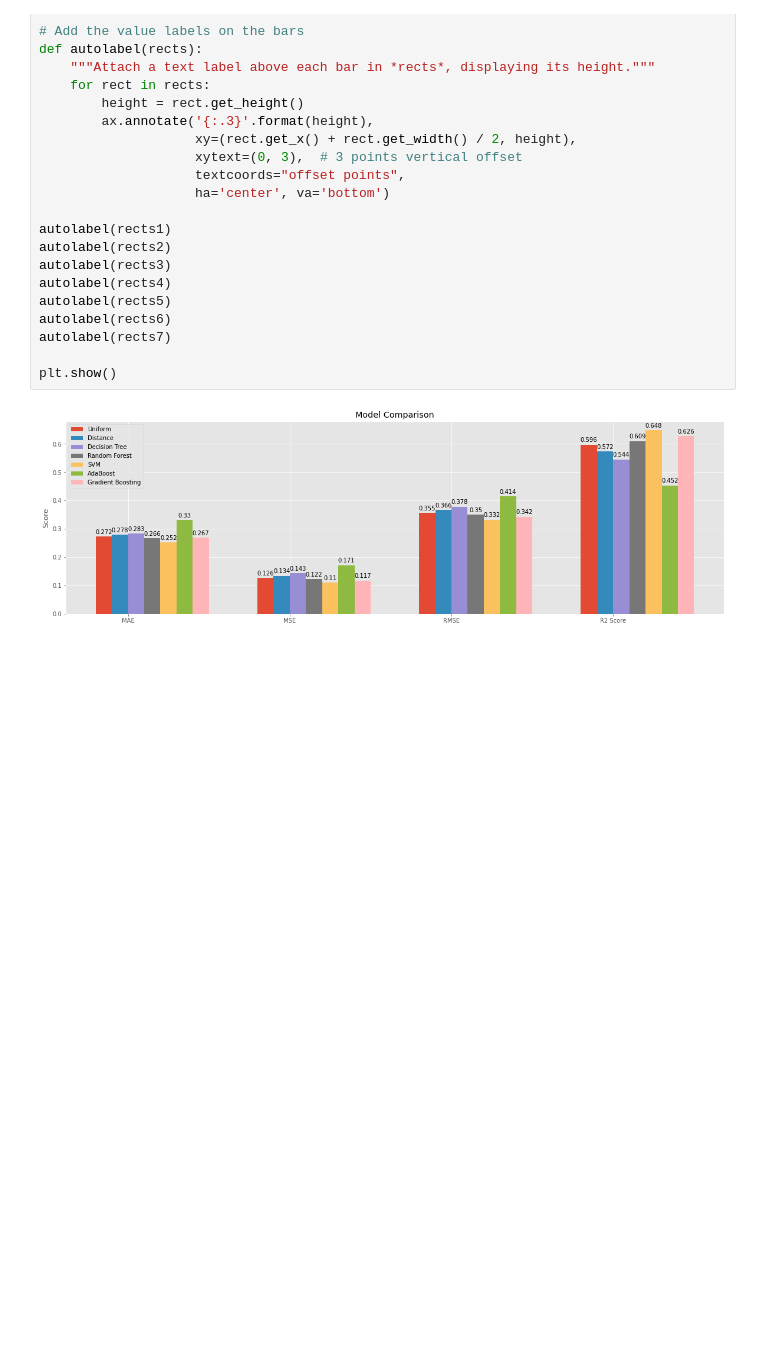
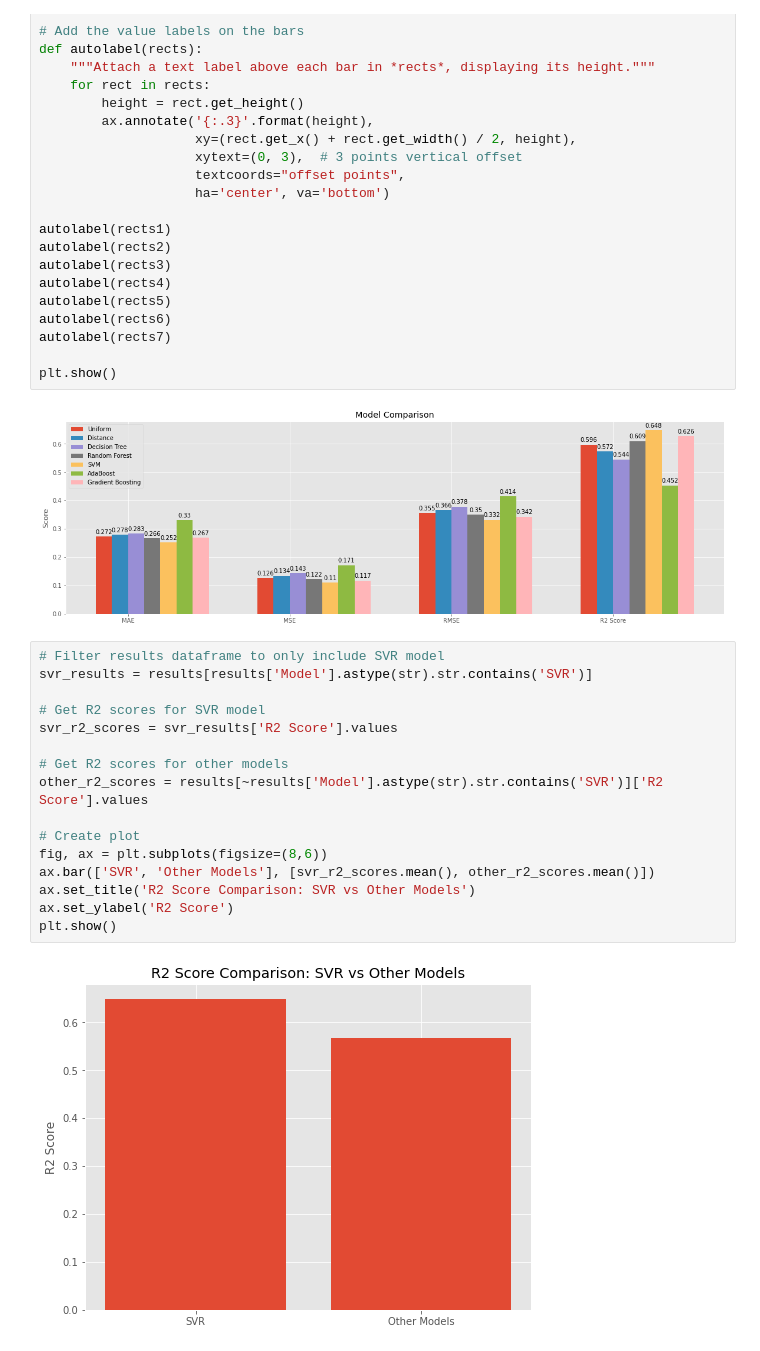
Before and after one commit to tanvir1985/MachineLearning-AMII, a Jupyter notebook: Capstone_Team1_W23_merged_dataset.ipynb, the cells around one changed output. Saved outputs shown, nothing was run; the diff lists cells and outputs as text; blank space fills up the shorter version.

Commit message:
Plot: Comparing R2 Score for SVR vs other models

```diff
--- a/Capstone_Team1_W23_merged_dataset.ipynb
+++ b/Capstone_Team1_W23_merged_dataset.ipynb
@@ -841,3 +841,21 @@ autolabel(rects7)
 plt.show()
 # %% [output]
 [figure]
+# %%
+# Filter results dataframe to only include SVR model
+svr_results = results[results['Model'].astype(str).str.contains('SVR')]
+
+# Get R2 scores for SVR model
+svr_r2_scores = svr_results['R2 Score'].values
+
+# Get R2 scores for other models
+other_r2_scores = results[~results['Model'].astype(str).str.contains('SVR')]['R2 Score'].values
+
+# Create plot
+fig, ax = plt.subplots(figsize=(8,6))
+ax.bar(['SVR', 'Other Models'], [svr_r2_scores.mean(), other_r2_scores.mean()])
+ax.set_title('R2 Score Comparison: SVR vs Other Models')
+ax.set_ylabel('R2 Score')
+plt.show()
+# %% [output]
+[figure, added]
```
